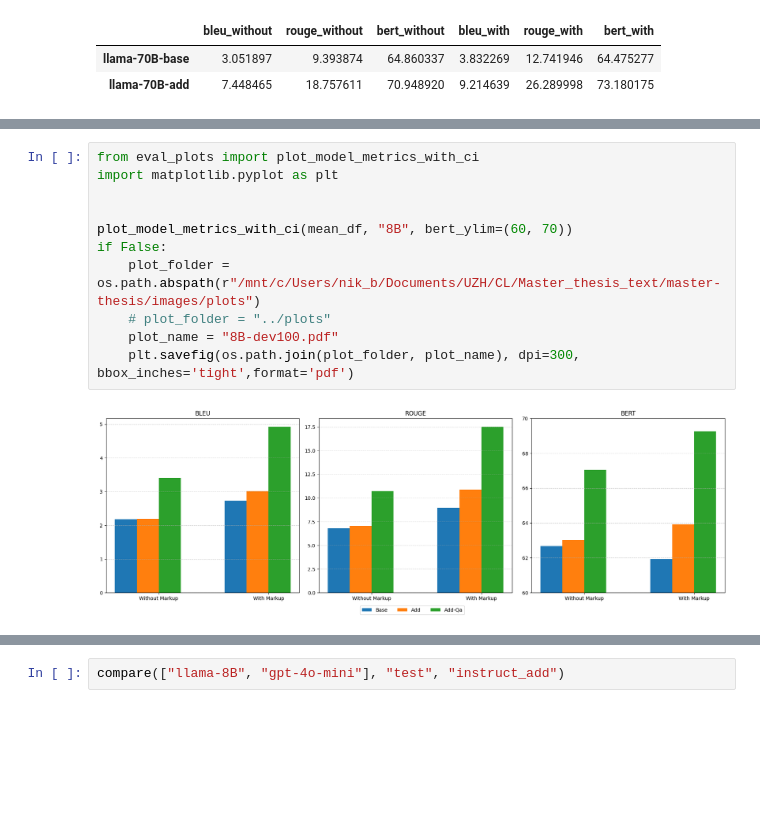
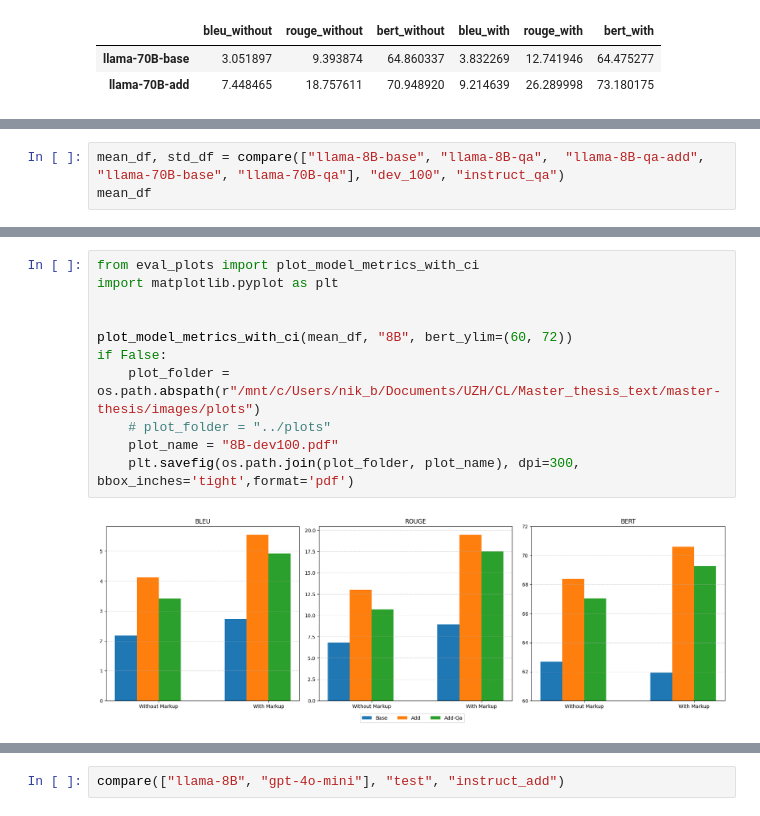
Before and after one commit to Boffl/BullingerDigitalLMFootnotes, a Jupyter notebook: evaluate/evaluate.ipynb, the cells around one changed output, grey strips where cells are left out. Drawn from its saved outputs; the diff is of its cells as text; blank space fills up the shorter version.

```diff
--- a/evaluate/evaluate.ipynb
+++ b/evaluate/evaluate.ipynb
@@ -305,0 +389,3 @@ st
+# %%
+mean_df, std_df = compare(["llama-8B-base", "llama-8B-qa",  "llama-8B-qa-add", "llama-70B-base", "llama-70B-qa"], "dev_100", "instruct_qa")
+mean_df
@@ -306,15 +417,15 @@ st
 # %%
 from eval_plots import plot_model_metrics_with_ci
 import matplotlib.pyplot as plt
 
 
-plot_model_metrics_with_ci(mean_df, "8B", bert_ylim=(60, 70))
+plot_model_metrics_with_ci(mean_df, "8B", bert_ylim=(60, 72))
 if False:
     plot_folder = os.path.abspath(r"/mnt/c/Users/nik_b/Documents/UZH/CL/Master_thesis_text/master-thesis/images/plots")
     # plot_folder = "../plots"
     plot_name = "8B-dev100.pdf"
     plt.savefig(os.path.join(plot_folder, plot_name), dpi=300, bbox_inches='tight',format='pdf')
 # %% [output]
-[figure, old version]
+[figure, new version]
 # %%
 plot_model_metrics_with_ci(mean_df, "70B", bert_ylim=(60, 75))
```
Also changed, not shown: parts of 15 cells of this notebook, 4 other files.
